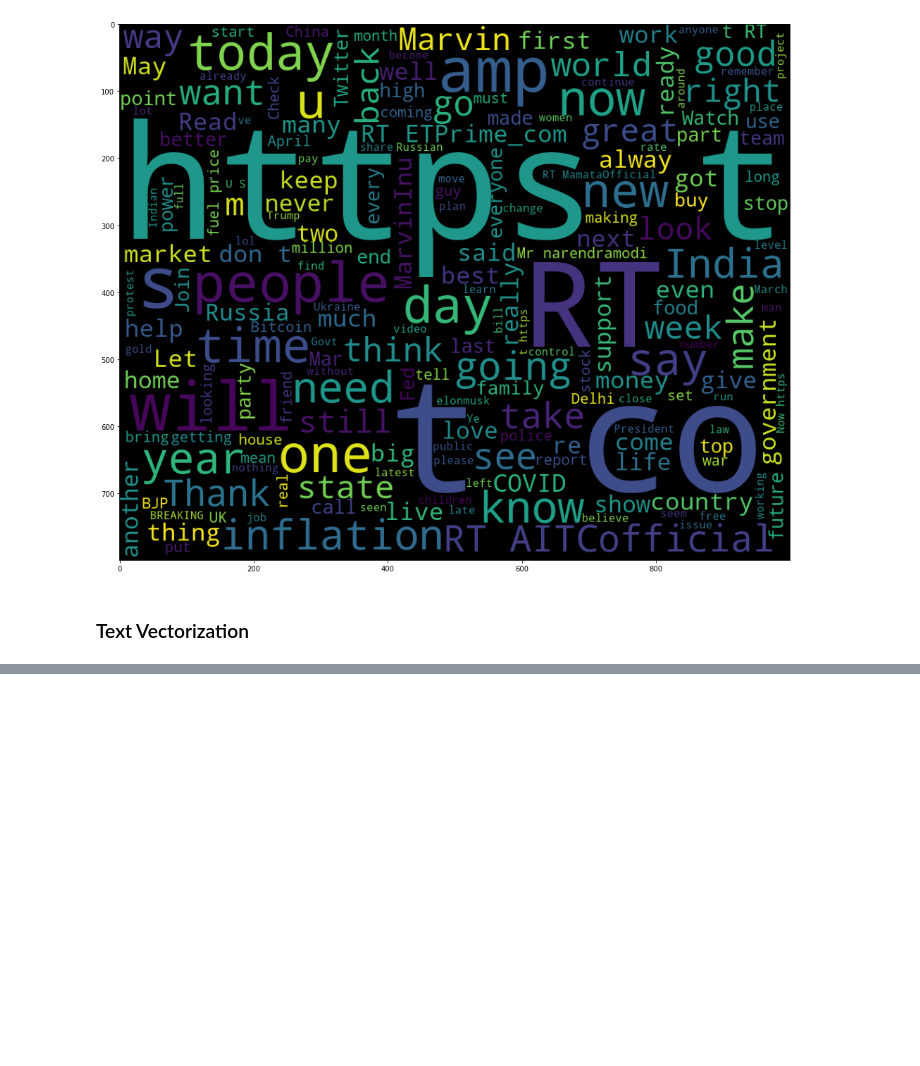
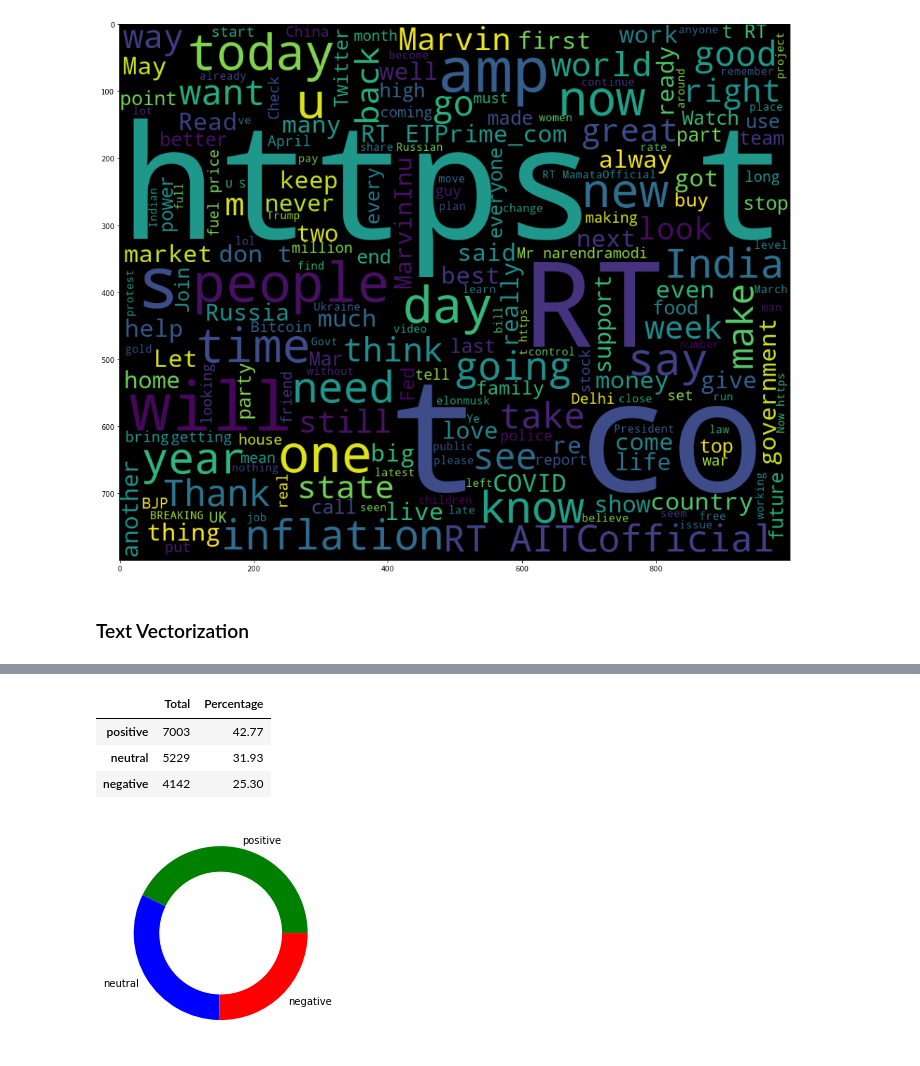
Before and after one commit to wakura-mbuya/Twitter-Data-Analysis-10Academy-Training, a Jupyter notebook: twitterDataAnalysis.ipynb, the cells around one changed output, grey strips where cells are left out. Saved outputs shown, nothing was run; the diff lists cells and outputs as text; code cells hidden in the pictures; blank space fills up the shorter version.

Commit message:
This fixes #11
worked on the twitter sentiments analysis in the notebook

```diff
--- a/twitterDataAnalysis.ipynb
+++ b/twitterDataAnalysis.ipynb
@@ -176,0 +211,3 @@ plt.show()
+# %%
+text_df = pd.DataFrame(text_list)
+text_df.head()
@@ -176,0 +246,22 @@ plt.show()
+# %%
+#Calculating Negative, Positive, Neutral and Compound values
+
+text_df[['polarity', 'subjectivity']] = text_df['text'].apply(lambda Text: pd.Series(TextBlob(Text).sentiment))
+for index, row in text_df['text'].iteritems():
+    score = SentimentIntensityAnalyzer().polarity_scores(row)
+    neg = score['neg']
+    neu = score['neu']
+    pos = score['pos']
+    comp = score['compound']
+    if neg > pos:
+        text_df.loc[index, 'sentiment'] = "negative"
+    elif pos > neg:
+        text_df.loc[index, 'sentiment'] = "positive"
+    else:
+        text_df.loc[index, 'sentiment'] = "neutral"
+    text_df.loc[index, 'negative'] = neg
+    text_df.loc[index, 'neutral'] = neu
+    text_df.loc[index, 'positive'] = pos
+    text_df.loc[index, 'compound'] = comp
+
+text_df.head(10)
@@ -176,0 +311,29 @@ plt.show()
+# %%
+#Function for count_values_in single columns
+
+def columnValueCount(data,feature):
+    total=data.loc[:,feature].value_counts(dropna=False)
+    percentage=round(data.loc[:,feature].value_counts(dropna=False,normalize=True)*100,2)
+    return pd.concat([total,percentage],axis=1,keys=['Total','Percentage'])
+# %%
+#Count_values for sentiment
+columnValueCount(text_df,"sentiment")
+# %% [output]
+|  | Total | Percentage |
+| positive | 7003 | 42.77 |
+| neutral | 5229 | 31.93 |
+| negative | 4142 | 25.30 |
+# %%
+# create data for Pie Chart
+pichart = columnValueCount(text_df,"sentiment")
+names= pichart.index
+size=pichart["Percentage"]
+
+# Create a circle for the center of the plot
+my_circle=plt.Circle( (0,0), 0.7, color='white')
+plt.pie(size, labels=names, colors=['green','blue','red'])
+p=plt.gcf()
+p.gca().add_artist(my_circle)
+plt.show()
+# %% [output]
+[figure, added]
```
Also changed, not shown: parts of 29 cells of this notebook.
